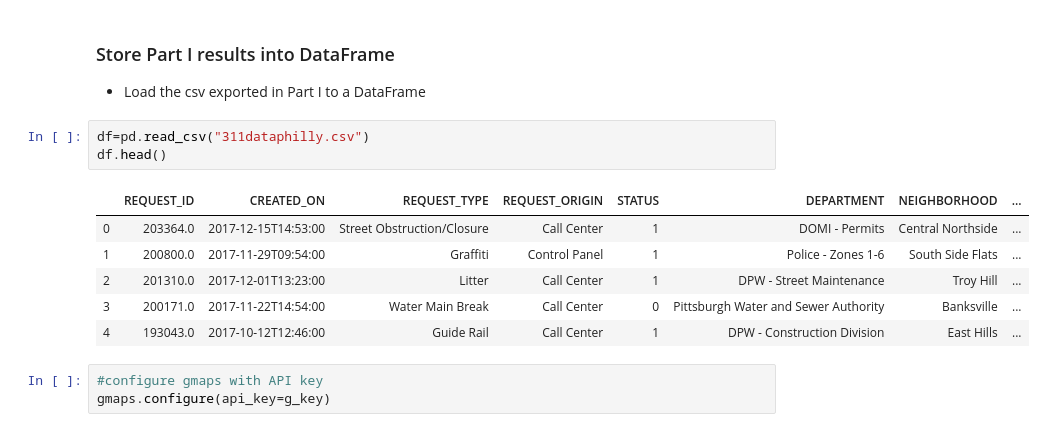
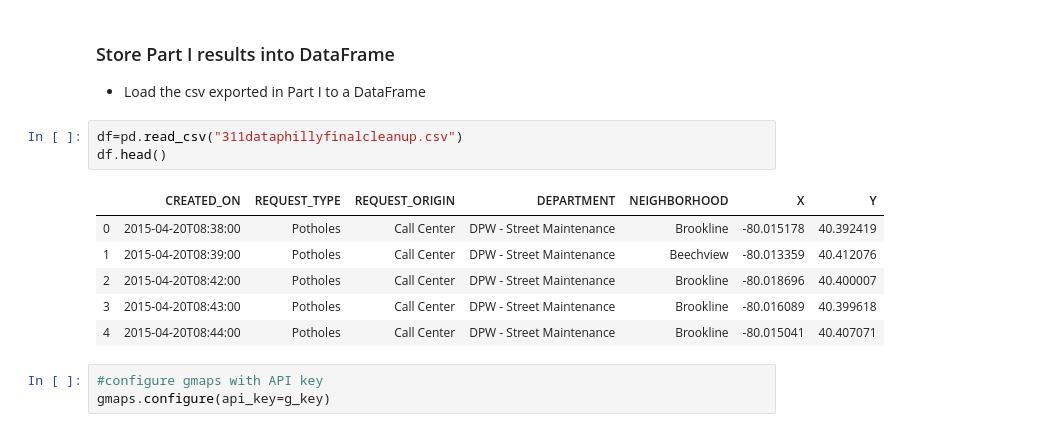
Before and after one commit to kerbob01/Group_Project1, a Jupyter notebook: zip_to_df.ipynb, the cells around one changed output. Saved outputs shown, nothing was run; the diff lists cells and outputs as text.

```diff
--- a/Phil/gmap_api-Copy2.ipynb
+++ b/zip_to_df.ipynb
@@ -19,15 +19,15 @@ from config import g_key
 ### Store Part I results into DataFrame
 * Load the csv exported in Part I to a DataFrame
 # %%
-df=pd.read_csv("311dataphilly.csv")
+df=pd.read_csv("311dataphillyfinalcleanup.csv")
 df.head()
 # %% [output]
-|  | REQUEST_ID | CREATED_ON | REQUEST_TYPE | REQUEST_ORIGIN | STATUS | DEPARTMENT | NEIGHBORHOOD | ... |
-| 0 | 203364.0 | 2017-12-15T14:53:00 | Street Obstruction/Closure | Call Center | 1 | DOMI - Permits | Central Northside | ... |
-| 1 | 200800.0 | 2017-11-29T09:54:00 | Graffiti | Control Panel | 1 | Police - Zones 1-6 | South Side Flats | ... |
-| 2 | 201310.0 | 2017-12-01T13:23:00 | Litter | Call Center | 1 | DPW - Street Maintenance | Troy Hill | ... |
-| 3 | 200171.0 | 2017-11-22T14:54:00 | Water Main Break | Call Center | 0 | Pittsburgh Water and Sewer Authority | Banksville | ... |
-| 4 | 193043.0 | 2017-10-12T12:46:00 | Guide Rail | Call Center | 1 | DPW - Construction Division | East Hills | ... |
+|  | CREATED_ON | REQUEST_TYPE | REQUEST_ORIGIN | DEPARTMENT | NEIGHBORHOOD | X | Y |
+| 0 | 2015-04-20T08:38:00 | Potholes | Call Center | DPW - Street Maintenance | Brookline | -80.015178 | 40.392419 |
+| 1 | 2015-04-20T08:39:00 | Potholes | Call Center | DPW - Street Maintenance | Beechview | -80.013359 | 40.412076 |
+| 2 | 2015-04-20T08:42:00 | Potholes | Call Center | DPW - Street Maintenance | Brookline | -80.018696 | 40.400007 |
+| 3 | 2015-04-20T08:43:00 | Potholes | Call Center | DPW - Street Maintenance | Brookline | -80.016089 | 40.399618 |
+| 4 | 2015-04-20T08:44:00 | Potholes | Call Center | DPW - Street Maintenance | Brookline | -80.015041 | 40.407071 |
 # %%
 #configure gmaps with API key
 gmaps.configure(api_key=g_key)
```
Also changed, not shown: parts of 12 cells of this notebook, 5 other files.
